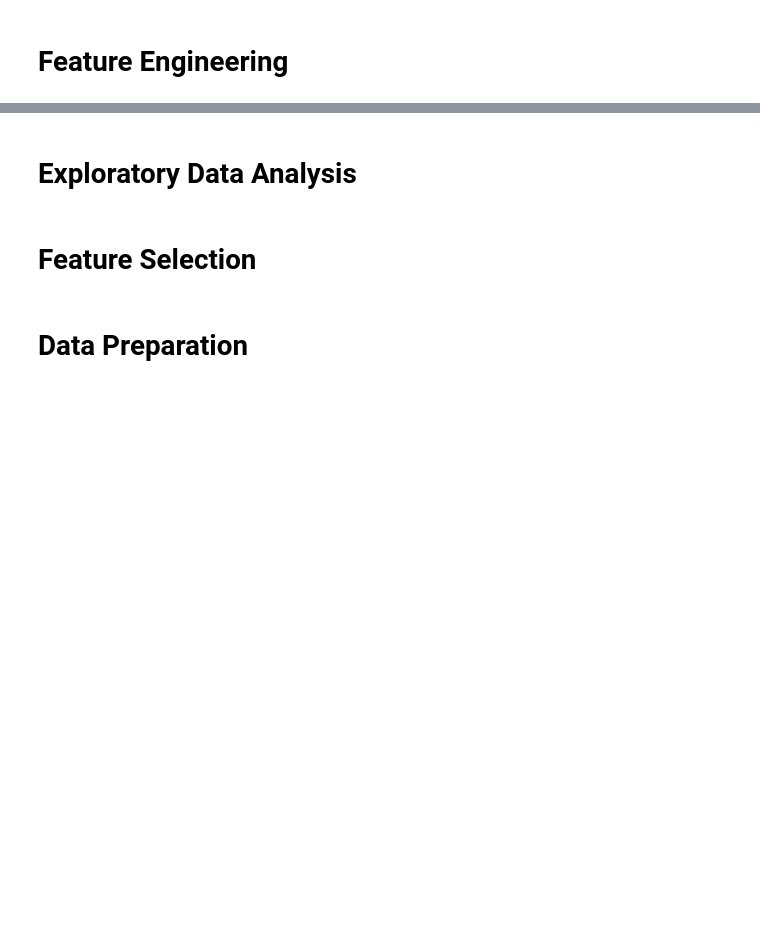
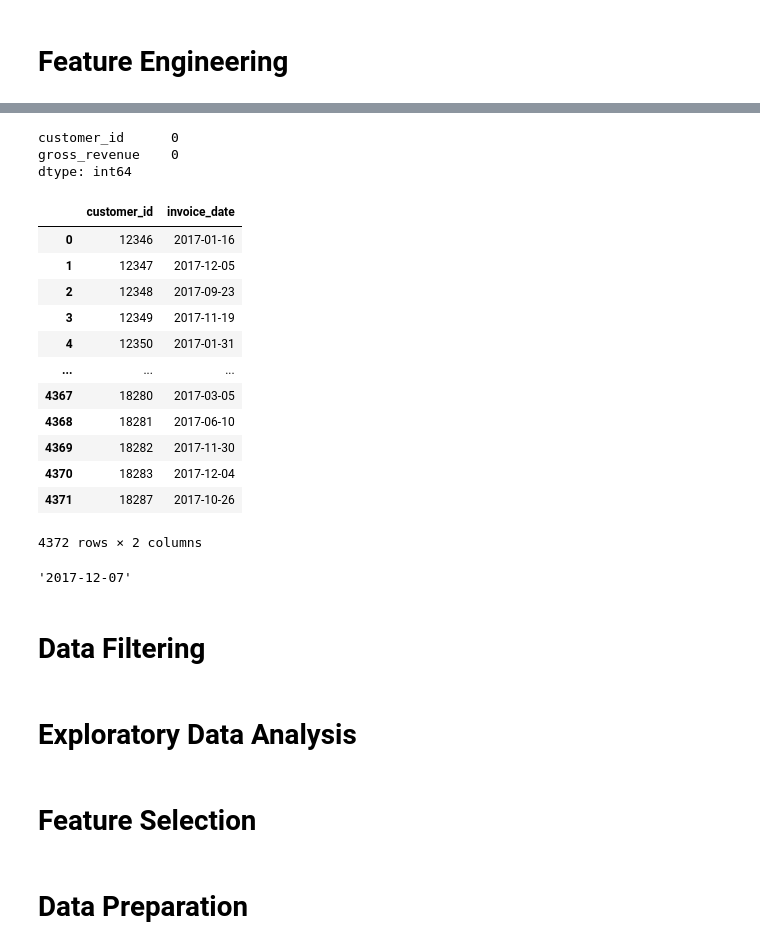
Before and after one commit to MarcosRMG/insiders_clustering, a Jupyter notebook: notebooks/insiders_clustering.ipynb, the cells around one changed output, grey strips where cells are left out. Drawn from its saved outputs; the diff is of its cells as text; code cells hidden in the pictures; blank space fills up the shorter version.

```diff
--- a/notebooks/insiders_clustering.ipynb
+++ b/notebooks/insiders_clustering.ipynb
@@ -72,3 +266,44 @@ In order to increase sales frequency, the All In One Place company needs to dete
+# %%
+# Gross revenue - price * quantity
+df2['gross_revenue'] = df2['unit_price'] * df2['quantity']
+
+# Monetary
+monetary = df2[['gross_revenue', 'customer_id']].groupby('customer_id').sum().reset_index()
+df_ref = pd.merge(df_ref, monetary, how='left', on='customer_id')
+#df_ref.isna().sum()
+
+# Recency
+
+# Frequency
+# %% [output]
+customer_id      0
+gross_revenue    0
+dtype: int64
+# %%
+recency = df2[['customer_id', 'invoice_date']].groupby('customer_id').max().reset_index()
+recency
+#df_ref = pd.merge(df_ref, recency, how='left', on='customer_id')
+#df_ref
+# %% [output]
+|  | customer_id | invoice_date |
+| 0 | 12346 | 2017-01-16 |
+| 1 | 12347 | 2017-12-05 |
+| 2 | 12348 | 2017-09-23 |
+| 3 | 12349 | 2017-11-19 |
+| 4 | 12350 | 2017-01-31 |
+| ... | ... | ... |
+| 4367 | 18280 | 2017-03-05 |
+| 4368 | 18281 | 2017-06-10 |
+| 4369 | 18282 | 2017-11-30 |
+| 4370 | 18283 | 2017-12-04 |
+| 4371 | 18287 | 2017-10-26 |
+4372 rows × 2 columns
+# %%
+recency_date df2['invoice_date'].max()
+# %% [output]
+'2017-12-07'
+# %% [markdown]
+# Data Filtering
 # %% [markdown]
 # Exploratory Data Analysis
 # %% [markdown]
```
Also changed, not shown: parts of 33 cells of this notebook, 5 other files.
